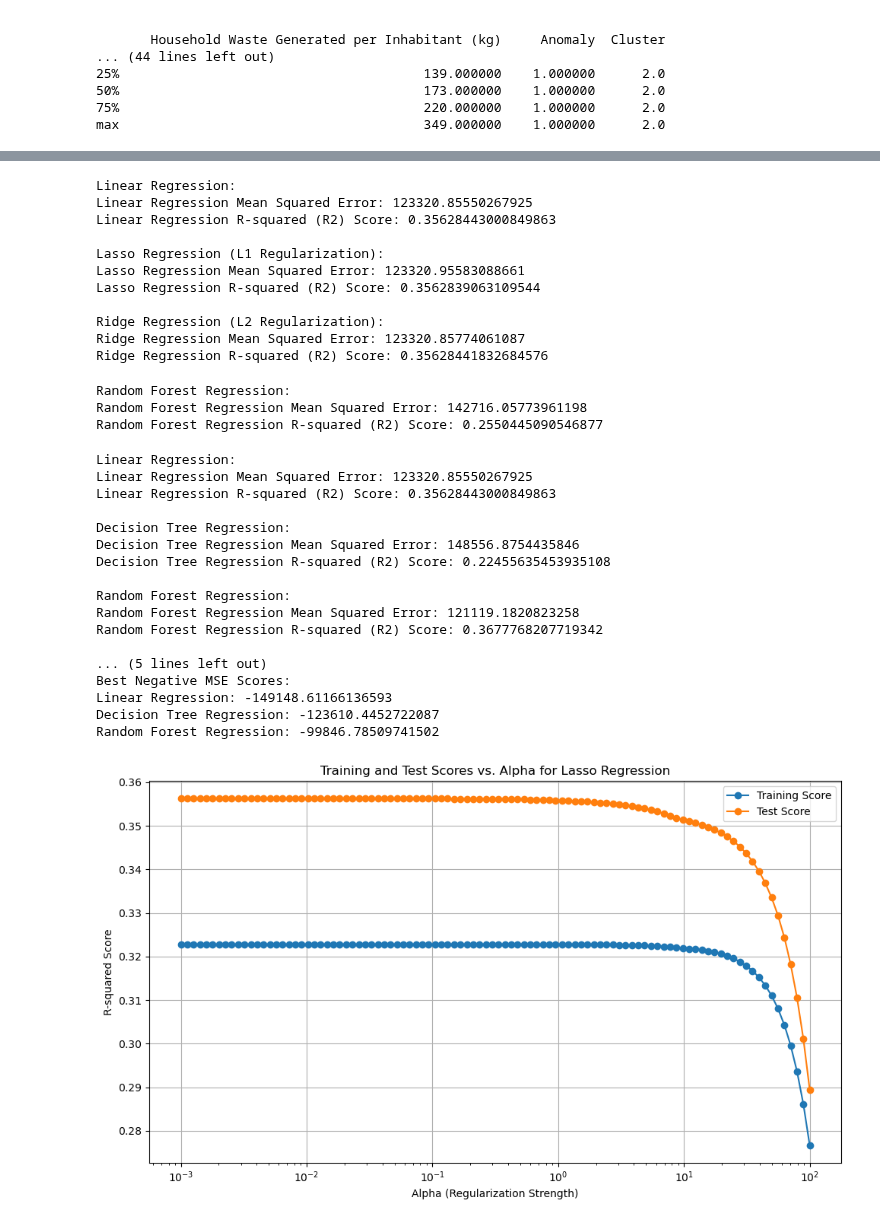
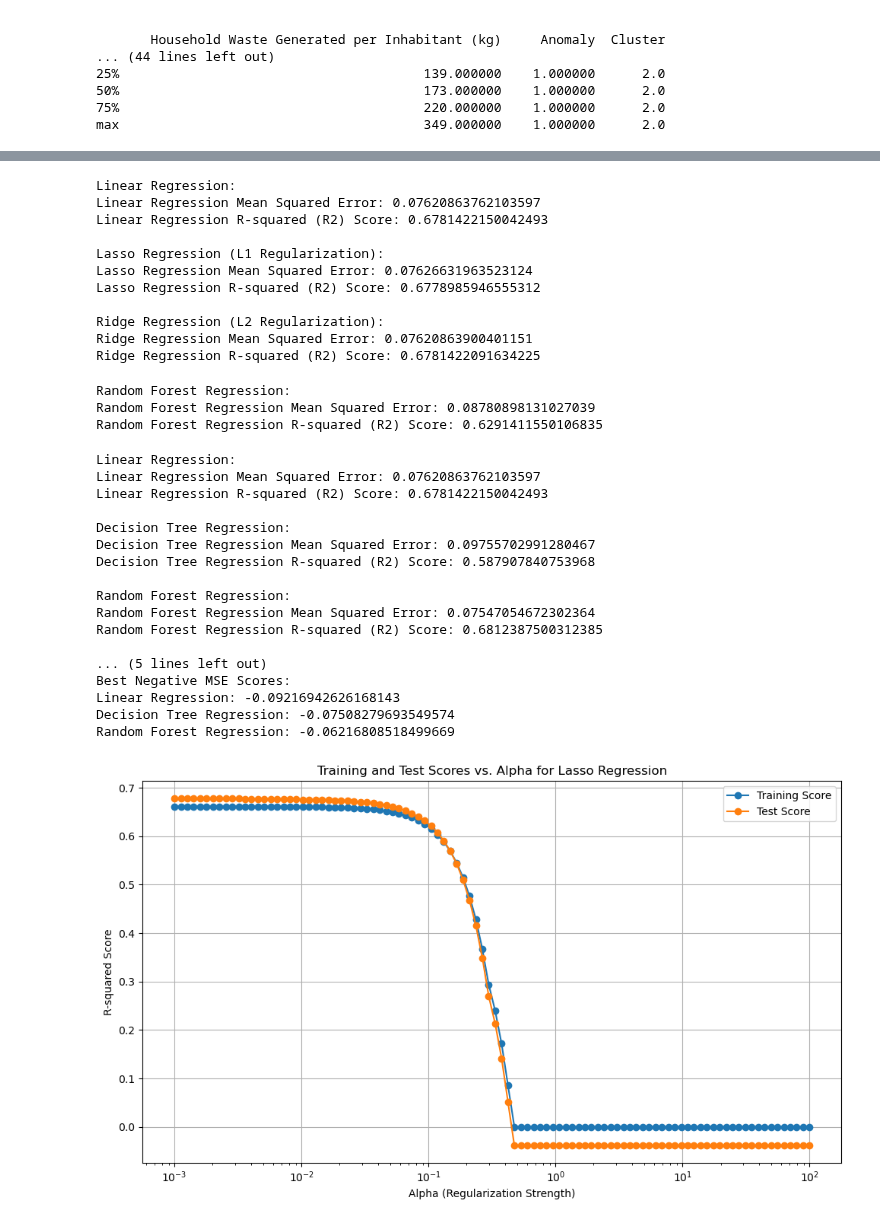
Before and after one commit to OmdenaAI/Berlin-Chapter-Challenge-Waste-Management, a Jupyter notebook: src/tasks/task-4-modelling&evaluation/Chukwuebuka-model/Model.ipynb, the cells around one changed output, grey strips where cells are left out. Drawn from its saved outputs; the diff is of its cells as text; code cells hidden in the pictures.

```diff
--- a/src/tasks/task-4-modelling&evaluation/Chukwuebuka-model/Model.ipynb
+++ b/src/tasks/task-4-modelling&evaluation/Chukwuebuka-model/Model.ipynb
@@ -173,6 +173,13 @@ max    2021.000000        3.000000                              349.100000
 50%                                       173.000000    1.000000      2.0
 75%                                       220.000000    1.000000      2.0
 max                                       349.000000    1.000000      2.0
+# %%
+from sklearn.preprocessing import  MinMaxScaler
+# Scale the data using Min Max Scaler.
+scaler = MinMaxScaler(feature_range=(-1, 1))
+columns_ = ['Total Household Waste Generated (Tons)', 'Household Waste Generated per Inhabitant (kg)']
+y_scaled = scaler.fit_transform(df[columns_])
+y_scaled = pd.DataFrame(y_scaled, columns=columns_)
 # %%
 #regression
 from sklearn.model_selection import train_test_split
@@ -274,7 +297,7 @@ X = df[['Year', 'Household Waste Generated per Inhabitant (kg)']]
 y = df['Total Household Waste Generated (Tons)']
 
 # Split the data into training and testing sets
-X_train, X_test, y_train, y_test = train_test_split(X, y, test_size=0.2, random_state=42)
+X_train, X_test, y_train, y_test = train_test_split(X, y_scaled, test_size=0.2, random_state=42)
 
 # Linear Regression
 linear_reg = LinearRegression()
@@ -308,16 +331,16 @@ print("\nRidge Regression (L2 Regularization):")
 evaluate_model(y_test, y_pred_ridge, "Ridge Regression")
 # %% [output]
 Linear Regression:
-Linear Regression Mean Squared Error: 123320.85550267925
-Linear Regression R-squared (R2) Score: 0.35628443000849863
+Linear Regression Mean Squared Error: 0.07620863762103597
+Linear Regression R-squared (R2) Score: 0.6781422150042493
 
 Lasso Regression (L1 Regularization):
-Lasso Regression Mean Squared Error: 123320.95583088661
-Lasso Regression R-squared (R2) Score: 0.3562839063109544
+Lasso Regression Mean Squared Error: 0.07626631963523124
+Lasso Regression R-squared (R2) Score: 0.6778985946555312
 
 Ridge Regression (L2 Regularization):
-Ridge Regression Mean Squared Error: 123320.85774061087
-Ridge Regression R-squared (R2) Score: 0.35628441832684576
+Ridge Regression Mean Squared Error: 0.07620863900401151
+Ridge Regression R-squared (R2) Score: 0.6781422091634225
 # %%
 import pandas as pd
 from sklearn.model_selection import train_test_split
@@ -331,7 +354,7 @@ X = df[['Year', 'Household Waste Generated per Inhabitant (kg)']]
 y = df['Total Household Waste Generated (Tons)']
 
 # Split the data into training and testing sets
-X_train, X_test, y_train, y_test = train_test_split(X, y, test_size=0.2, random_state=42)
+X_train, X_test, y_train, y_test = train_test_split(X, y_scaled, test_size=0.2, random_state=42)
 
 # Standardize the features (Feature Scaling)
 scaler = StandardScaler()
@@ -354,8 +377,8 @@ print("Random Forest Regression:")
 evaluate_model(y_test, y_pred_forest, "Random Forest Regression")
 # %% [output]
 Random Forest Regression:
-Random Forest Regression Mean Squared Error: 142716.05773961198
-Random Forest Regression R-squared (R2) Score: 0.2550445090546877
+Random Forest Regression Mean Squared Error: 0.08780898131027039
+Random Forest Regression R-squared (R2) Score: 0.6291411550106835
 # %%
 import pandas as pd
 from sklearn.model_selection import train_test_split, RandomizedSearchCV
@@ -372,7 +395,7 @@ X = df[['Year', 'Household Waste Generated per Inhabitant (kg)']]
 y = df['Total Household Waste Generated (Tons)']
 
 # Split the data into training and testing sets
-X_train, X_test, y_train, y_test = train_test_split(X, y, test_size=0.2, random_state=42)
+X_train, X_test, y_train, y_test = train_test_split(X, y_scaled, test_size=0.2, random_state=42)
 
 # Linear Regression with Randomized Search
 linear_reg = LinearRegression()
@@ -443,22 +466,22 @@ print("Decision Tree Regression:", random_search_tree.best_score_)
 print("Random Forest Regression:", random_search_forest.best_score_)
 # %% [output]
 Linear Regression:
-Linear Regression Mean Squared Error: 123320.85550267925
-Linear Regression R-squared (R2) Score: 0.35628443000849863
+Linear Regression Mean Squared Error: 0.07620863762103597
+Linear Regression R-squared (R2) Score: 0.6781422150042493
 
 Decision Tree Regression:
-Decision Tree Regression Mean Squared Error: 148556.8754435846
-Decision Tree Regression R-squared (R2) Score: 0.22455635453935108
+Decision Tree Regression Mean Squared Error: 0.09755702991280467
+Decision Tree Regression R-squared (R2) Score: 0.587907840753968
 
 Random Forest Regression:
-Random Forest Regression Mean Squared Error: 121119.1820823258
-Random Forest Regression R-squared (R2) Score: 0.3677768207719342
+Random Forest Regression Mean Squared Error: 0.07547054672302364
+Random Forest Regression R-squared (R2) Score: 0.6812387500312385
 
 ... (5 lines left out)
 Best Negative MSE Scores:
-Linear Regression: -149148.61166136593
-Decision Tree Regression: -123610.4452722087
-Random Forest Regression: -99846.78509741502
+Linear Regression: -0.09216942626168143
+Decision Tree Regression: -0.07508279693549574
+Random Forest Regression: -0.06216808518499669
 # %%
 import pandas as pd
 import numpy as np
@@ -474,7 +497,7 @@ X = df[['Year', 'Household Waste Generated per Inhabitant (kg)']]
 y = df['Total Household Waste Generated (Tons)']
 
 # Split the data into training and testing sets
-X_train, X_test, y_train, y_test = train_test_split(X, y, test_size=0.2, random_state=42)
+X_train, X_test, y_train, y_test = train_test_split(X, y_scaled, test_size=0.2, random_state=42)
 
 # Standardize the features (Feature Scaling)
 scaler = StandardScaler()
@@ -487,31 +510,31 @@ alphas = np.logspace(-3, 2, 100)
 # Initialize lists to store training and test scores
 train_scores = []
 test_scores = []
 
 # Fit Lasso Regression models with different alphas and record scores
 for alpha in alphas:
     lasso_reg = Lasso(alpha=alpha)
     lasso_reg.fit(X_train_scaled, y_train)
 
     # Calculate training and test scores (R-squared in this case)
     train_score = lasso_reg.score(X_train_scaled, y_train)
     test_score = lasso_reg.score(X_test_scaled, y_test)
 
     train_scores.append(train_score)
     test_scores.append(test_score)
 
 # Create a plot to visualize the training and test scores as a function of alpha
 plt.figure(figsize=(10, 6))
 plt.plot(alphas, train_scores, label='Training Score', marker='o', linestyle='-')
 plt.plot(alphas, test_scores, label='Test Score', marker='o', linestyle='-')
 plt.xscale('log')
 plt.xlabel('Alpha (Regularization Strength)')
 plt.ylabel('R-squared Score')
 plt.title('Training and Test Scores vs. Alpha for Lasso Regression')
 plt.grid(True)
 plt.legend()
 plt.tight_layout()
 
 plt.show()
 # %% [output]
-[figure, old version]
+[figure, new version]
```
Also changed, not shown: parts of 7 cells of this notebook.
